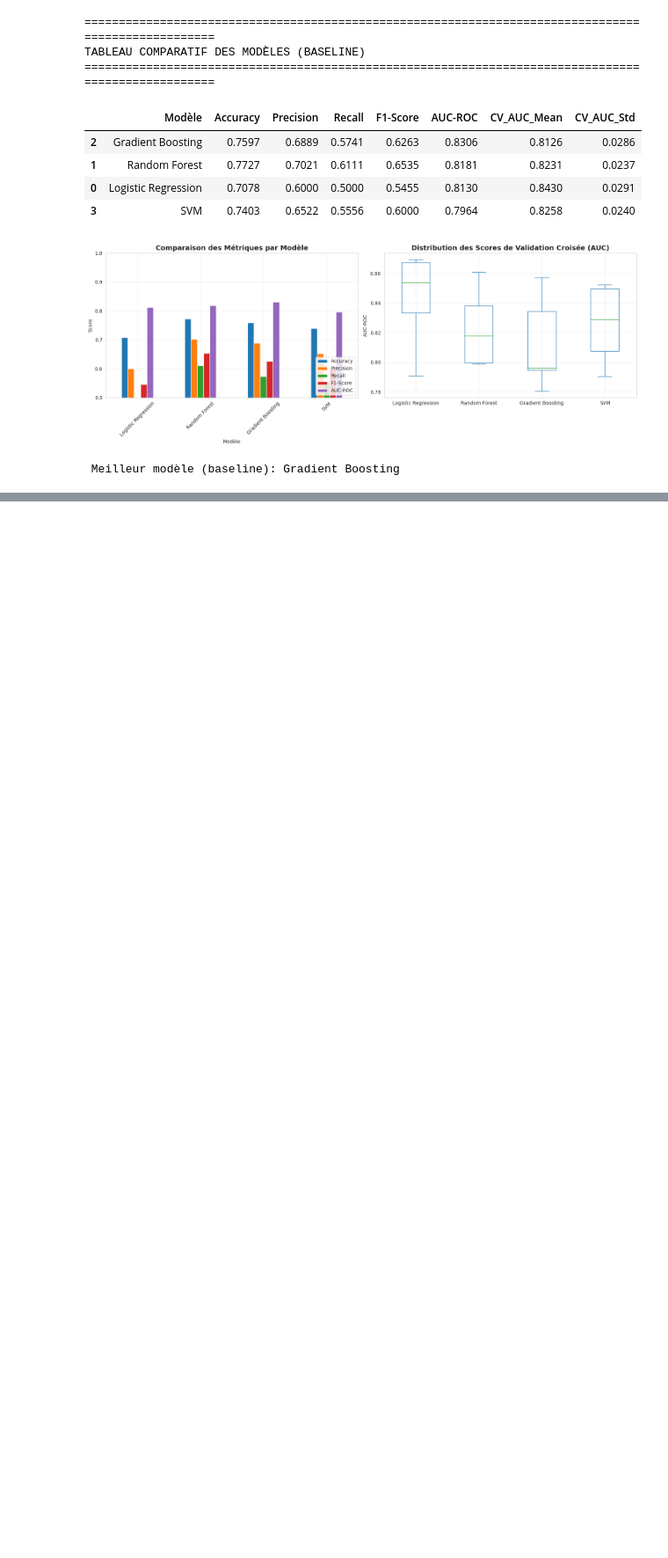
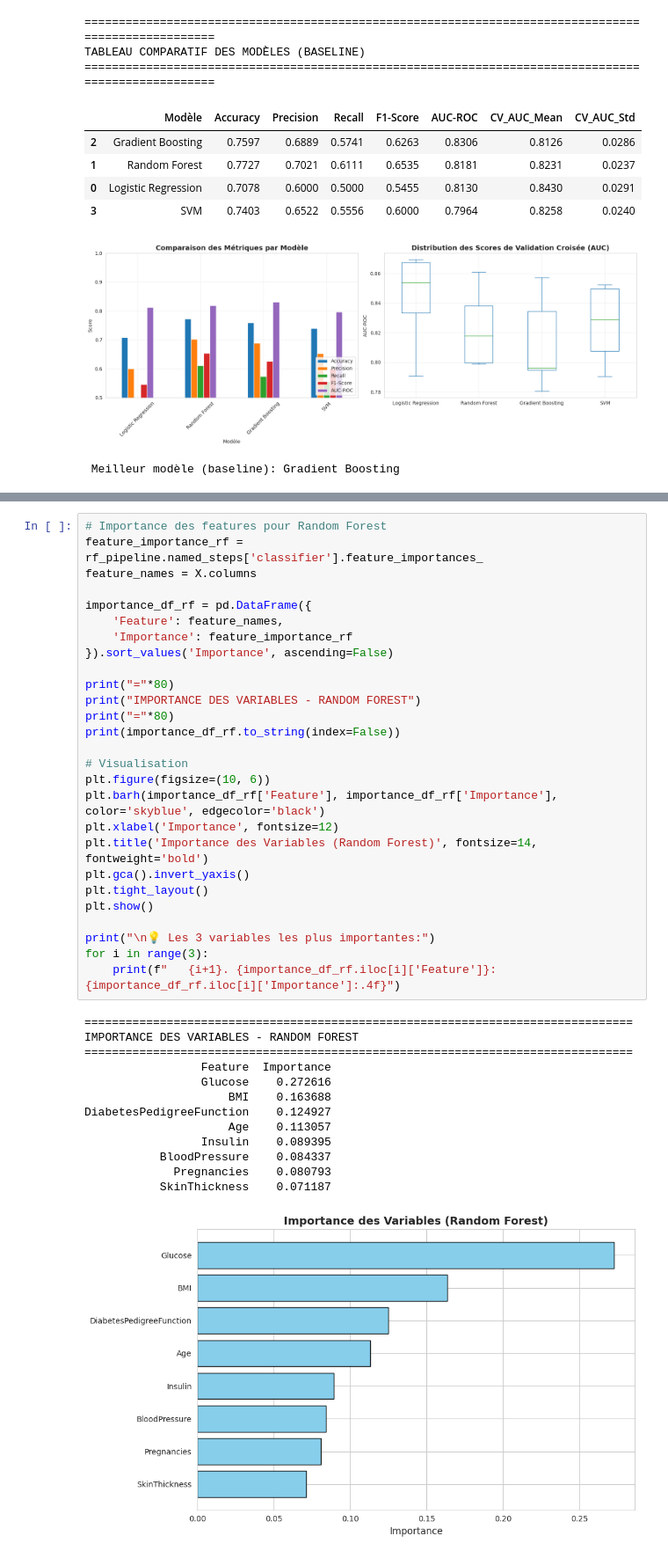
Before and after one commit to anonyme56/ProjetProgrammationDiabete, a Jupyter notebook: TP_Prog_indian_diabete.ipynb, the cells around one changed output, grey strips where cells are left out. Shown at 88% size. Drawn from its saved outputs; the diff is of its cells as text; blank space fills up the shorter version.

Commit message:
Importance des Variables

```diff
--- a/TP_Prog_indian_diabete.ipynb
+++ b/TP_Prog_indian_diabete.ipynb
@@ -998,0 +1005,41 @@ TABLEAU COMPARATIF DES MODÈLES (BASELINE)
+# %%
+# Importance des features pour Random Forest
+feature_importance_rf = rf_pipeline.named_steps['classifier'].feature_importances_
+feature_names = X.columns
+
+importance_df_rf = pd.DataFrame({
+    'Feature': feature_names,
+    'Importance': feature_importance_rf
+}).sort_values('Importance', ascending=False)
+
+print("="*80)
+print("IMPORTANCE DES VARIABLES - RANDOM FOREST")
+print("="*80)
+print(importance_df_rf.to_string(index=False))
+
+# Visualisation
+plt.figure(figsize=(10, 6))
+plt.barh(importance_df_rf['Feature'], importance_df_rf['Importance'], color='skyblue', edgecolor='black')
+plt.xlabel('Importance', fontsize=12)
+plt.title('Importance des Variables (Random Forest)', fontsize=14, fontweight='bold')
+plt.gca().invert_yaxis()
+plt.tight_layout()
+plt.show()
+
+print("\n💡 Les 3 variables les plus importantes:")
+for i in range(3):
+    print(f"   {i+1}. {importance_df_rf.iloc[i]['Feature']}: {importance_df_rf.iloc[i]['Importance']:.4f}")
+# %% [output]
+================================================================================
+IMPORTANCE DES VARIABLES - RANDOM FOREST
+================================================================================
+                 Feature  Importance
+                 Glucose    0.272616
+                     BMI    0.163688
+DiabetesPedigreeFunction    0.124927
+                     Age    0.113057
+                 Insulin    0.089395
+           BloodPressure    0.084337
+             Pregnancies    0.080793
+           SkinThickness    0.071187
+[figure, added]
```
Also changed, not shown: parts of 3 cells of this notebook.
